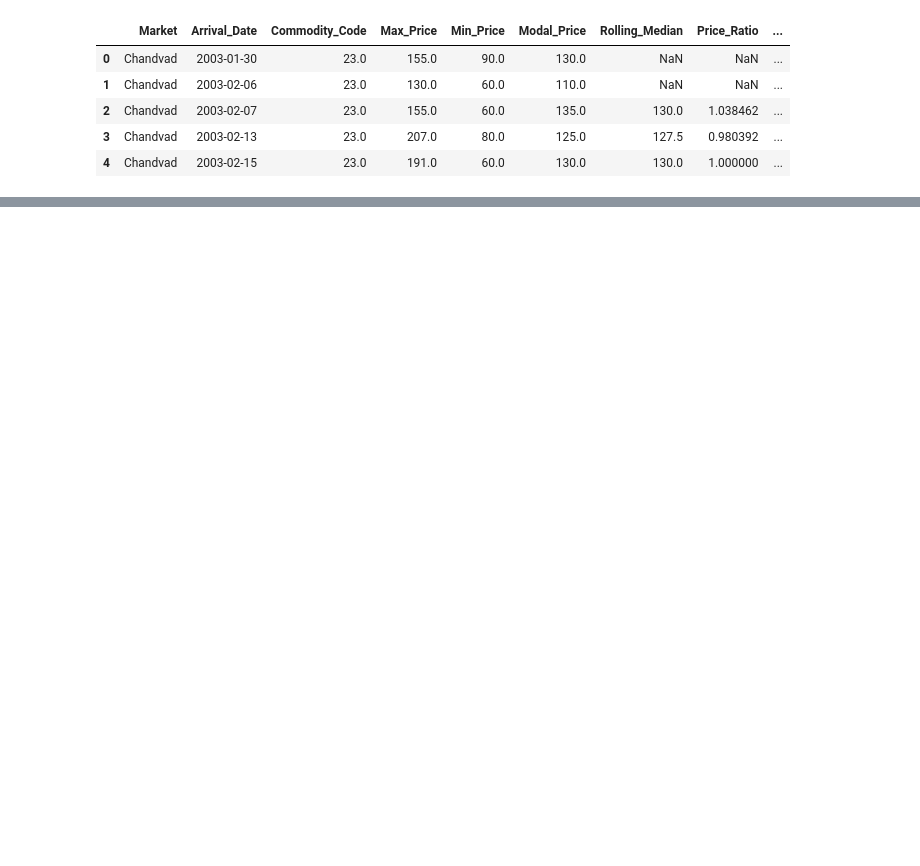
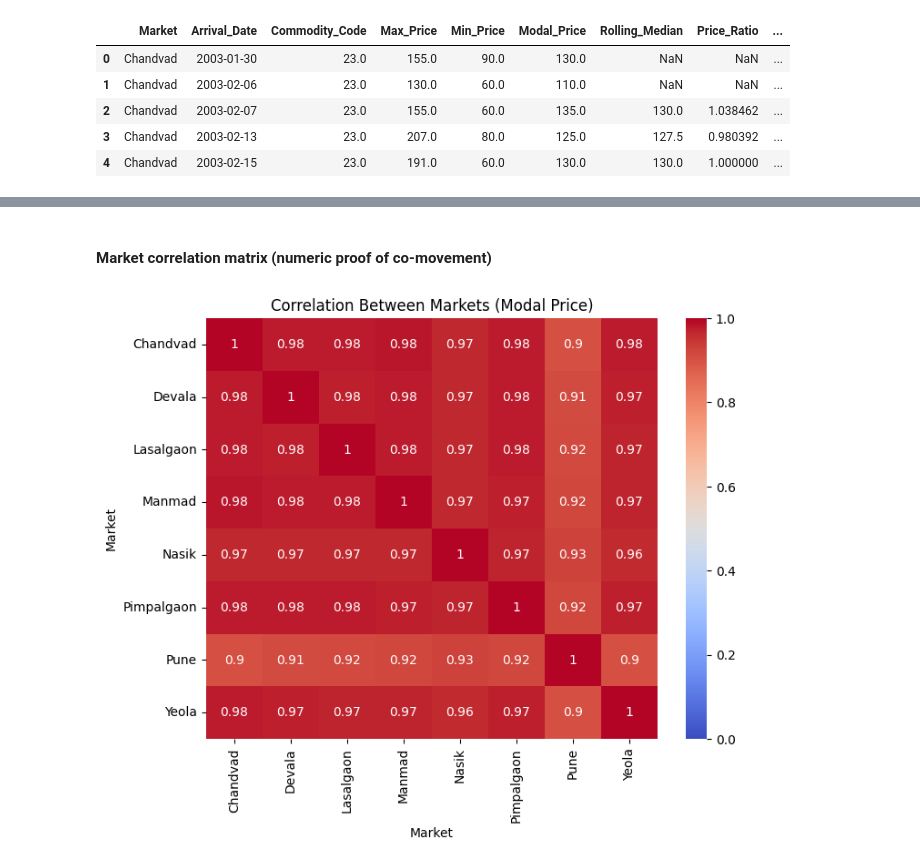
Before and after one commit to j-xingh/mandisense, a Jupyter notebook: notebooks/02_eda.ipynb, the cells around one changed output, grey strips where cells are left out. Saved outputs shown, nothing was run; the diff lists cells and outputs as text; code cells hidden in the pictures; blank space fills up the shorter version.

```diff
--- a/notebooks/02_eda.ipynb
+++ b/notebooks/02_eda.ipynb
@@ -13,0 +28,13 @@ daily_data.head()
+# %% [markdown]
+#### **Market correlation matrix (numeric proof of co-movement)**
+# %%
+pivot = daily_data.pivot_table(index='Arrival_Date', columns='Market', values='Modal_Price')
+corr = pivot.corr()
+
+import seaborn as sns
+plt.figure(figsize=(8,6))
+sns.heatmap(corr, annot=True, cmap='coolwarm', vmin=0, vmax=1)
+plt.title('Correlation Between Markets (Modal Price)')
+plt.show()
+# %% [output]
+[figure, added]
```
Also changed, not shown: parts of 2 cells of this notebook, 2 other files.
